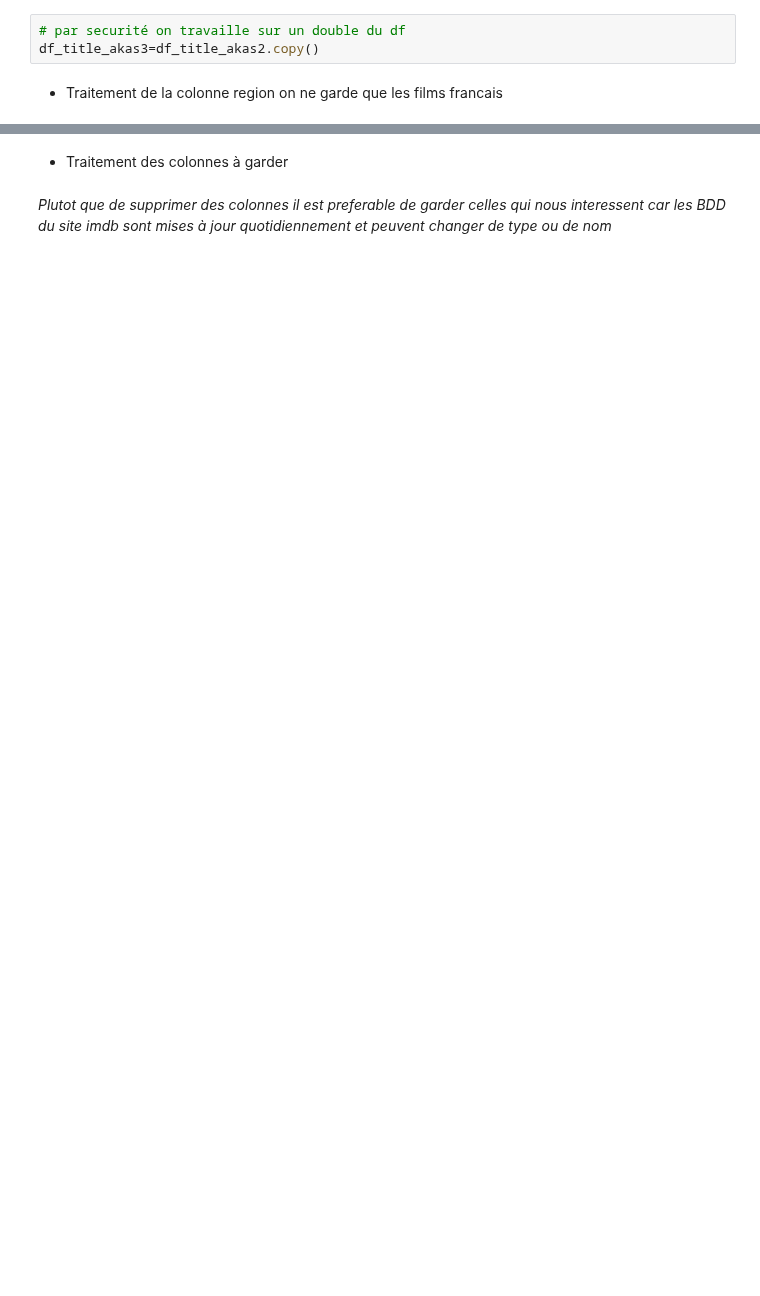
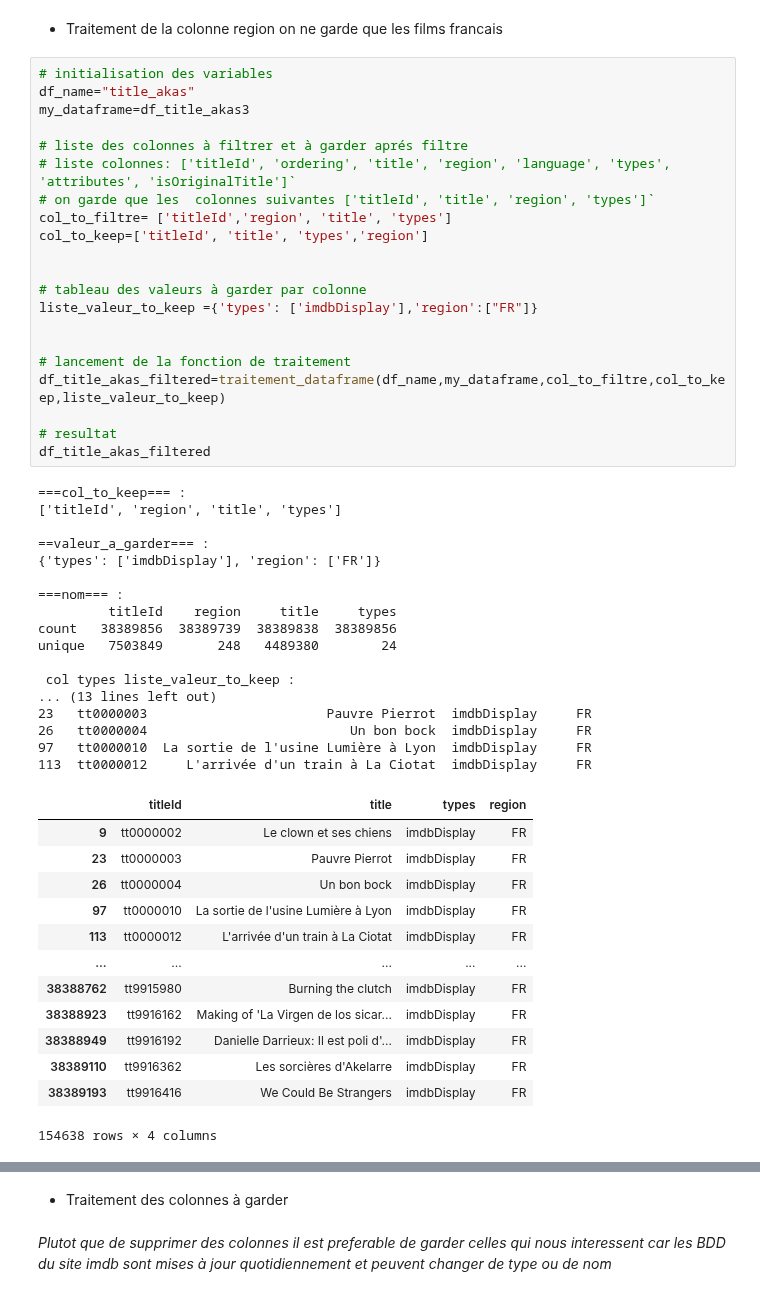
Before and after one commit to bigmoletos/WildCodeSchool_formation_IA_nov2023, a Jupyter notebook: Projets/Projet2_NetFlix/recommandation_films.ipynb, the cells around one changed output, grey strips where cells are left out. Cells and saved outputs as stored; diff of their text form; blank space fills up the shorter version.

```diff
--- a/Projets/Projet2_NetFlix/recommandation_films.ipynb
+++ b/Projets/Projet2_NetFlix/recommandation_films.ipynb
@@ -280,10 +403,59 @@ for fichier in fichiers_pickle:
 - **attributes** : Termes supplémentaires pour décrire ce titre alternatif, non énumérés.
 
 - **isOriginalTitle** : 0 si ce n’est pas le titre original ; 1 si c’est le titre original.
-# %%
-# par securité on travaille sur un double du df
-df_title_akas3=df_title_akas2.copy()
 # %% [markdown]
 - Traitement de la colonne region on ne garde que les films francais
+# %%
+# initialisation des variables
+df_name="title_akas"
+my_dataframe=df_title_akas3
+
+# liste des colonnes à filtrer et à garder aprés filtre
+# liste colonnes: ['titleId', 'ordering', 'title', 'region', 'language', 'types', 'attributes', 'isOriginalTitle']`
+# on garde que les  colonnes suivantes ['titleId', 'title', 'region', 'types']`
+col_to_filtre= ['titleId','region', 'title', 'types']
+col_to_keep=['titleId', 'title', 'types','region']
+
+
+# tableau des valeurs à garder par colonne
+liste_valeur_to_keep ={'types': ['imdbDisplay'],'region':["FR"]}
+
+
+# lancement de la fonction de traitement
+df_title_akas_filtered=traitement_dataframe(df_name,my_dataframe,col_to_filtre,col_to_keep,liste_valeur_to_keep)
+
+# resultat
+df_title_akas_filtered
+# %% [output]
+===col_to_keep=== :
+['titleId', 'region', 'title', 'types']
+
+==valeur_a_garder=== :
+{'types': ['imdbDisplay'], 'region': ['FR']}
+
+===nom=== :
+         titleId    region     title     types
+count   38389856  38389739  38389838  38389856
+unique   7503849       248   4489380        24
+
+ col types liste_valeur_to_keep :
+... (13 lines left out)
+23   tt0000003                       Pauvre Pierrot  imdbDisplay     FR
+26   tt0000004                          Un bon bock  imdbDisplay     FR
+97   tt0000010  La sortie de l'usine Lumière à Lyon  imdbDisplay     FR
+113  tt0000012     L'arrivée d'un train à La Ciotat  imdbDisplay     FR
+|  | titleId | title | types | region |
+| 9 | tt0000002 | Le clown et ses chiens | imdbDisplay | FR |
+| 23 | tt0000003 | Pauvre Pierrot | imdbDisplay | FR |
+| 26 | tt0000004 | Un bon bock | imdbDisplay | FR |
+| 97 | tt0000010 | La sortie de l'usine Lumière à Lyon | imdbDisplay | FR |
+| 113 | tt0000012 | L'arrivée d'un train à La Ciotat | imdbDisplay | FR |
+| ... | ... | ... | ... | ... |
+| 38388762 | tt9915980 | Burning the clutch | imdbDisplay | FR |
+| 38388923 | tt9916162 | Making of 'La Virgen de los sicar... | imdbDisplay | FR |
+| 38388949 | tt9916192 | Danielle Darrieux: Il est poli d'... | imdbDisplay | FR |
+| 38389110 | tt9916362 | Les sorcières d'Akelarre | imdbDisplay | FR |
+| 38389193 | tt9916416 | We Could Be Strangers | imdbDisplay | FR |
+154638 rows × 4 columns
 # %%
 #  Traitement de la colonne region
```
Also changed, not shown: parts of 47 cells of this notebook.
